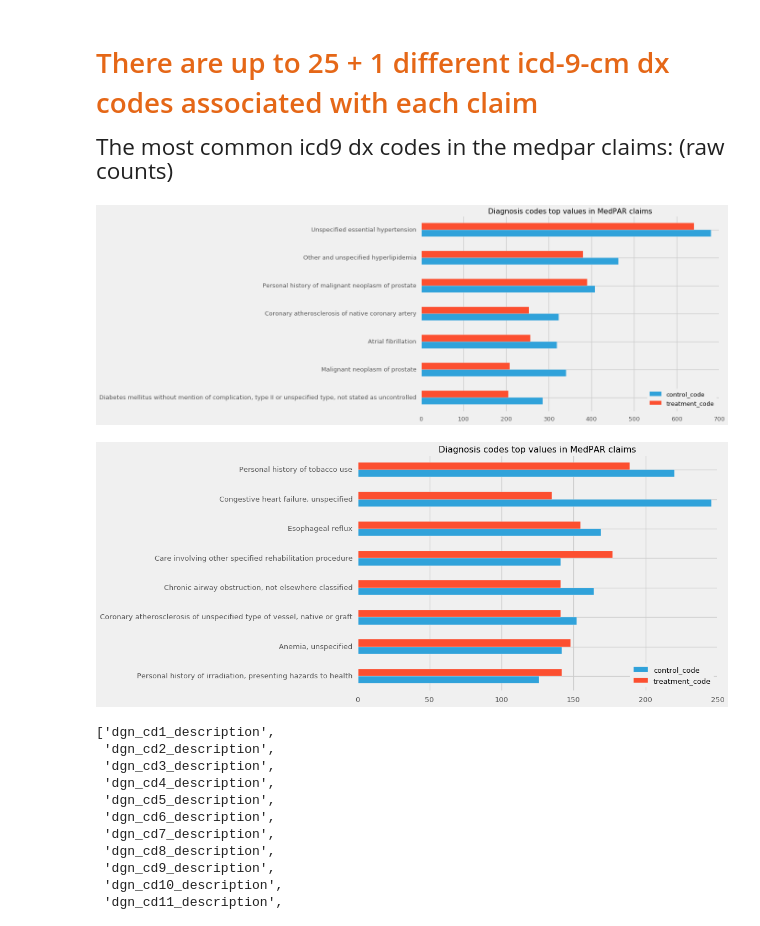
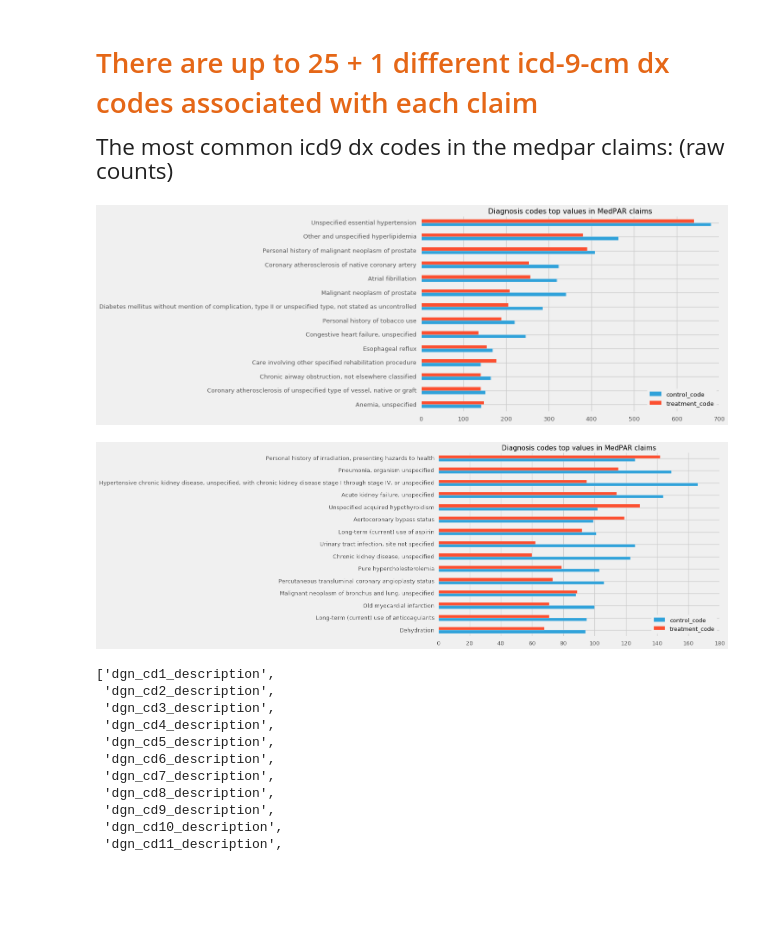
Before and after one commit to doolingdavid/IBA, a Jupyter notebook: CHRONICKIDNEY.ipynb, the cells around one changed output. Cells and saved outputs as stored; diff of their text form; code cells hidden in the pictures; blank space fills up the shorter version.

```diff
--- a/CHRONICKIDNEY.ipynb
+++ b/CHRONICKIDNEY.ipynb
@@ -539,15 +539,15 @@ dfkodes['difference'] = np.abs(dfkodes.control_code - dfkodes.treatment_code)
 dfkodes['together'] = dfkodes.control_code + dfkodes.treatment_code
 dfkodes = dfkodes.sort_values(['together','difference'],ascending=False)
 # %%
-dfkodes[['control_code','treatment_code']].iloc[1:8][::-1].plot(kind='barh',
+dfkodes[['control_code','treatment_code']].iloc[1:15][::-1].plot(kind='barh',
                 title="Diagnosis codes top values in MedPAR claims");
 # %% [output]
-[figure, old version]
+[figure, new version]
 # %%
-dfkodes[['control_code','treatment_code']].iloc[8:16][::-1].plot(kind='barh',
+dfkodes[['control_code','treatment_code']].iloc[15:30][::-1].plot(kind='barh',
                 title="Diagnosis codes top values in MedPAR claims");
 # %% [output]
-[figure, old version]
+[figure, new version]
 # %%
 searchcols = list(dh.columns)[54:79]
 searchcols.append(dh.columns[104])
```
Also changed, not shown: parts of 8 cells of this notebook, 1 other file.
